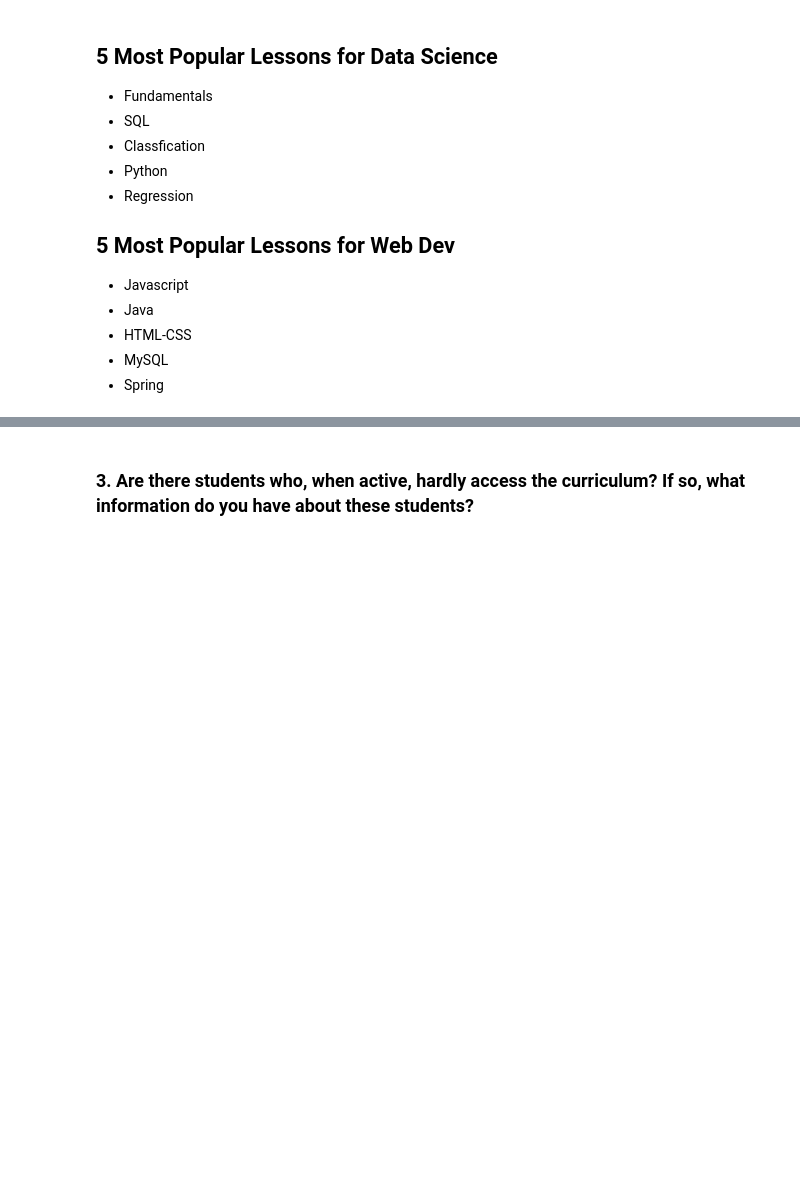
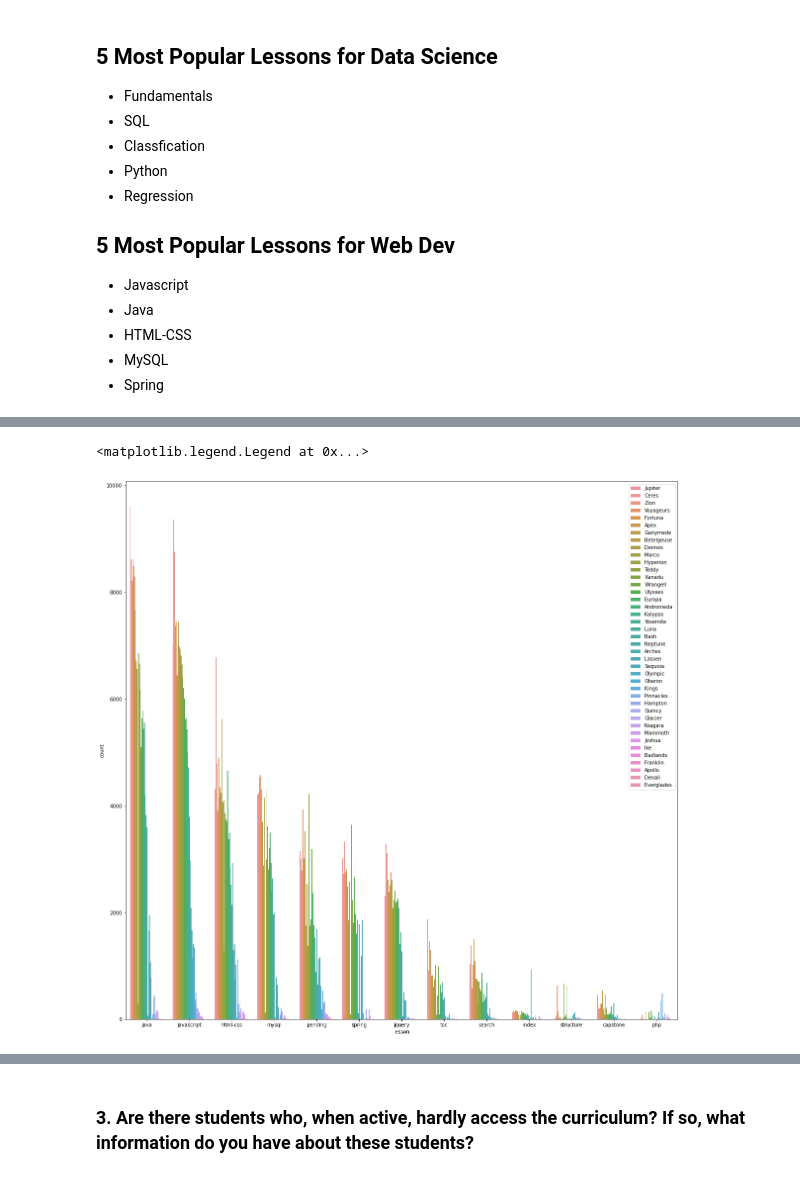
Before and after one commit to daniel-kaniela/anomoly_detection_project, a Jupyter notebook: notebook.ipynb, the cells around one changed output, grey strips where cells are left out. Saved outputs shown, nothing was run; the diff lists cells and outputs as text; code cells hidden in the pictures; blank space fills up the shorter version.

```diff
--- a/notebook.ipynb
+++ b/notebook.ipynb
@@ -128,0 +159,4 @@ df_wd.groupby('lesson')[['user_id']].agg('count').sort_values(by='user_id', asce
+# %%
+# groupby lesson, then groupby cohort, count user_id
+webdev_lessons = df_wd.groupby(['lesson','name'])[['user_id']].agg('count').sort_values(['user_id'], ascending=False).reset_index()
+webdev_lessons.head(20)
@@ -128,0 +181,4 @@ df_wd.groupby('lesson')[['user_id']].agg('count').sort_values(by='user_id', asce
+# %%
+webdev_lessons = webdev_lessons.rename(columns={'user_id':'count'})
+webdev_lessons['cohort_lesson'] = webdev_lessons.name + '_' + webdev_lessons.lesson
+webdev_lessons
@@ -128,0 +199,7 @@ df_wd.groupby('lesson')[['user_id']].agg('count').sort_values(by='user_id', asce
+# %%
+plt.figure(figsize=(20, 20))
+sns.barplot(data=webdev_lessons, x='lesson', y='count', hue='name')
+plt.legend(loc=1)
+# %% [output]
+<matplotlib.legend.Legend at 0x...>
+[figure, added]
```
Also changed, not shown: parts of 36 cells of this notebook.
